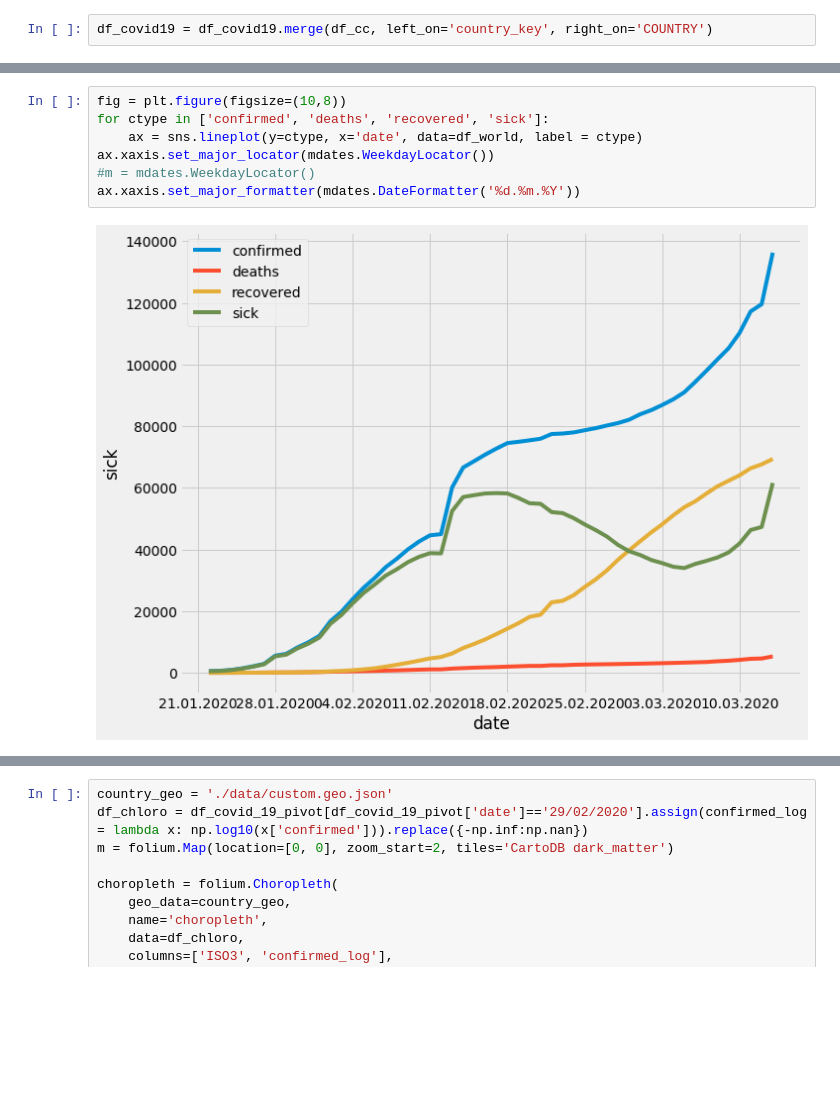
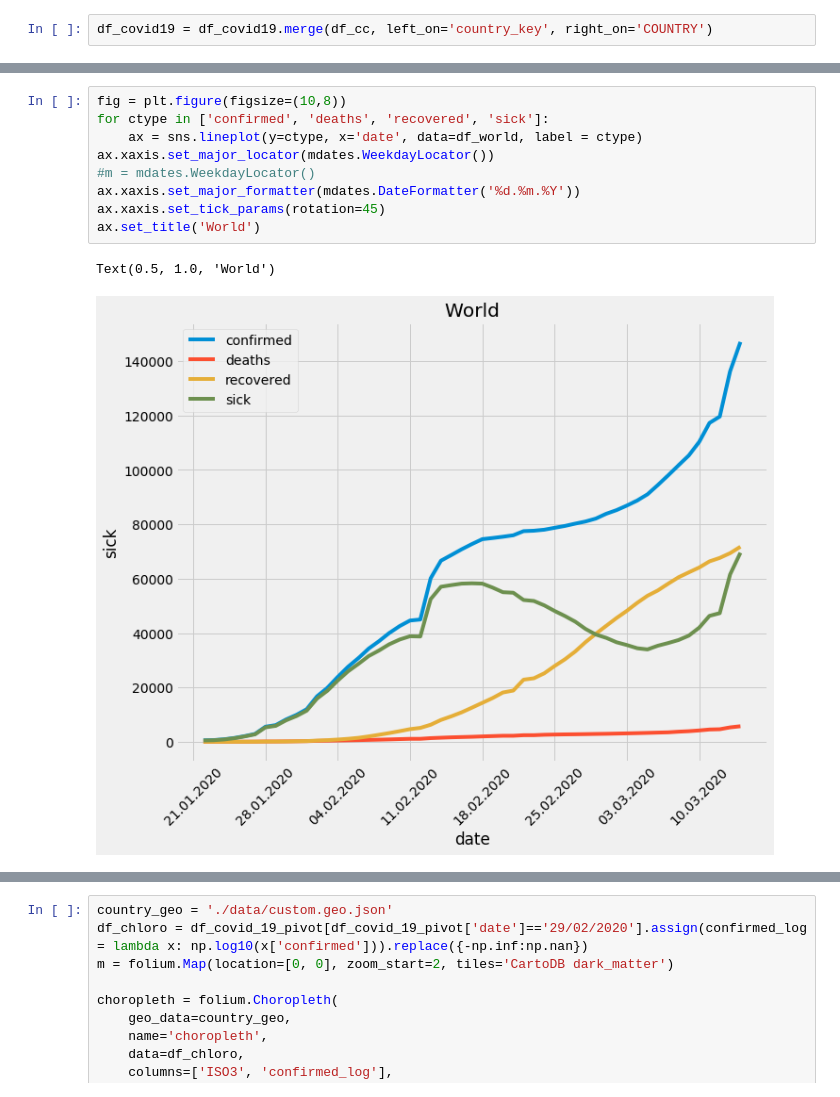
Before and after one commit to normannexo/COVID-19, a Jupyter notebook: covid19_johns_hopkins.ipynb, the cells around one changed output, grey strips where cells are left out. Cells and saved outputs as stored; diff of their text form; blank space fills up the shorter version.

```diff
--- a/covid19_johns_hopkins.ipynb
+++ b/covid19_johns_hopkins.ipynb
@@ -162,12 +179,15 @@ df_world
 # %%
 fig = plt.figure(figsize=(10,8))
 for ctype in ['confirmed', 'deaths', 'recovered', 'sick']:
     ax = sns.lineplot(y=ctype, x='date', data=df_world, label = ctype)
 ax.xaxis.set_major_locator(mdates.WeekdayLocator())
 #m = mdates.WeekdayLocator()
 ax.xaxis.set_major_formatter(mdates.DateFormatter('%d.%m.%Y'))
+ax.xaxis.set_tick_params(rotation=45)
+ax.set_title('World')
 # %% [output]
+Text(0.5, 1.0, 'World')
-[figure, old version]
+[figure, new version]
 # %%
 def plot_country(countrycode):
     fig = plt.figure(figsize=(10,8))
```
Also changed, not shown: parts of 37 cells of this notebook, 3 other files.
